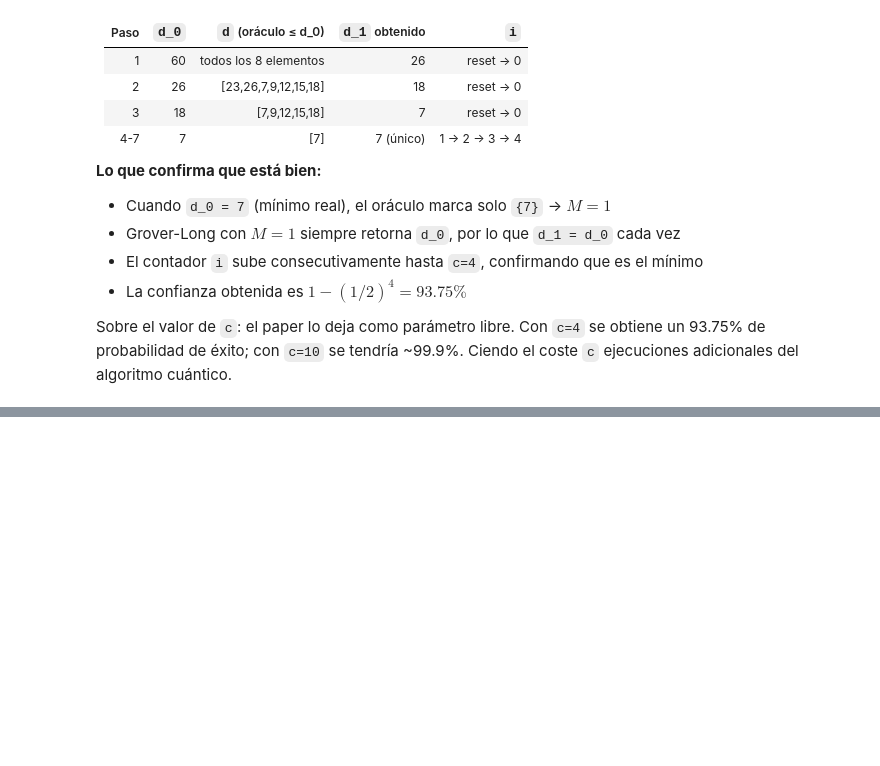
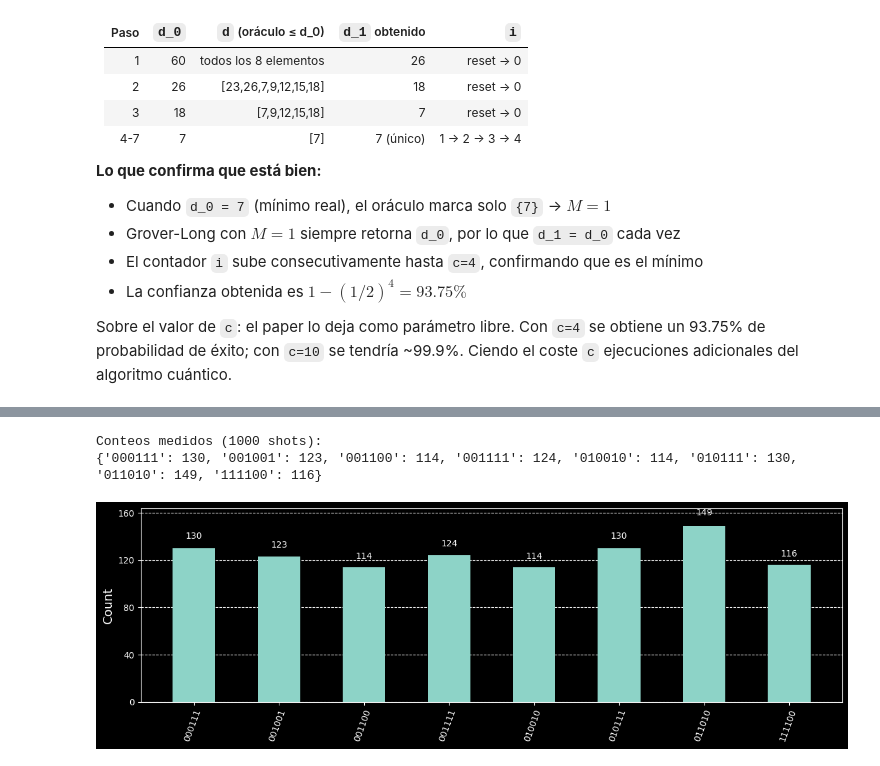
Before and after one commit to xillegas/mscqthesis, a Jupyter notebook: code/Chen.ipynb, the cells around one changed output, grey strips where cells are left out. Drawn from its saved outputs; the diff is of its cells as text; code cells hidden in the pictures; blank space fills up the shorter version.

```diff
--- a/code/Chen.ipynb
+++ b/code/Chen.ipynb
@@ -184,12 +188,20 @@ En esta sección comienza la codificación cuántica de los datos clásicos $D$
 > (1) Each data value is represented by a binary string and is stored in an orthonormal basis state of |Ø>., where |Ø>. is the initial state. Therefore, the data value lies in interval [0,2^n - 1], where n is the number of qubits.<br>
 > (2) There is a one-to-one mapping between a data value and its index. The index may be a person's name or other non-numeric data.
 # %%
-# Codificación binaria de los datos en D usando el número mínimo de bits
-n_qubits = int(np.ceil(np.log2(max(D) + 1)))
-D_bin = [format(x, f"0{n_qubits}b") for x in D]
+# Codificación de los datos de D en 6 qubits
+D = D_original
+N = len(D)
+n_qubits = 6
 
-print(f"Número de qubits necesarios: {n_qubits}")
-for idx, (valor, binario) in enumerate(zip(D, D_bin)):
-    print(f"Índice {idx}: {valor} -> |{binario}>")
-print(D_bin)
+if max(D) >= 2**n_qubits:
+    raise ValueError("Hay valores en D que no caben en 6 qubits.")
+
+# Cada valor clásico se representa como un estado base de 6 bits
+D_bin = [format(valor, f"0{n_qubits}b") for valor in D]
+indices_codificados = [int(bits, 2) for bits in D_bin]
+
+print(f"Número de datos en D: {N}")
+print(f"Número de qubits usados: {n_qubits}")
+for idx, (valor, bits) in enumerate(zip(D, D_bin)):
+    print(f"Índice {idx}: {valor} -> |{bits}>")
 # %% [output]
@@ -216,0 +272,20 @@ Iteración: 0
+# %%
+from qiskit.visualization import plot_histogram
+
+# Medición del estado preparado con 1000 shots
+qc_medicion = qc_W.copy()
+qc_medicion.measure_all()
+
+simulador = qiskit_aer.AerSimulator()
+qc_compilado = qiskit.transpile(qc_medicion, simulador)
+resultado = simulador.run(qc_compilado, shots=1000).result()
+conteos = resultado.get_counts()
+
+print("Conteos medidos (1000 shots):")
+print(dict(sorted(conteos.items())))
+
+plot_histogram(conteos, figsize=(12, 4));
+# %% [output]
+Conteos medidos (1000 shots):
+{'000111': 130, '001001': 123, '001100': 114, '001111': 124, '010010': 114, '010111': 130, '011010': 149, '111100': 116}
+[figure, added]
```
Also changed, not shown: parts of 4 cells of this notebook.
